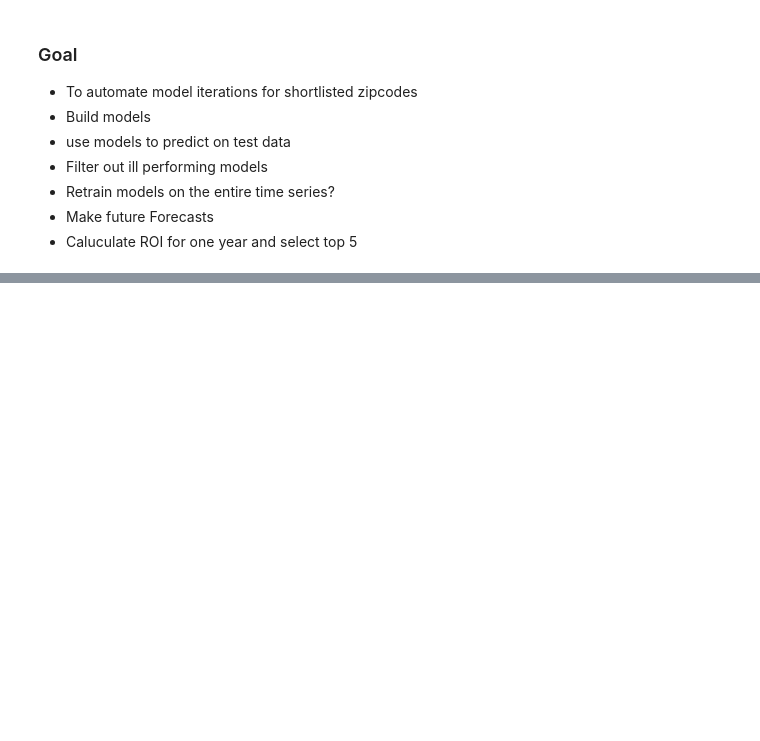
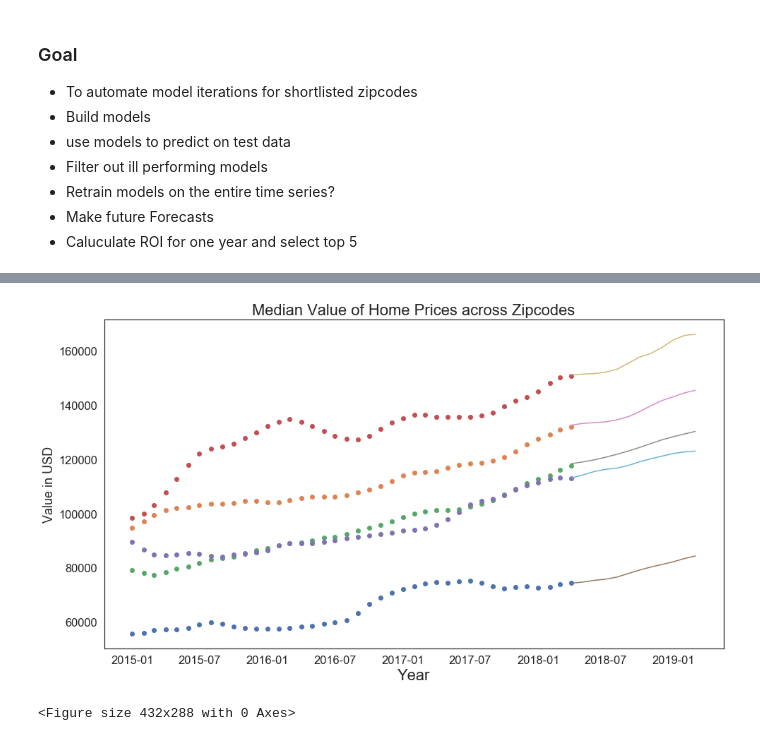
Before and after one commit to mattcarr17/time_series_project, a Jupyter notebook: notebooks/exploratory/04_ll_models.ipynb, the cells around one changed output, grey strips where cells are left out. Cells and saved outputs as stored; diff of their text form; code cells hidden in the pictures; blank space fills up the shorter version.

```diff
--- a/notebooks/exploratory/04_ll_models.ipynb
+++ b/notebooks/exploratory/04_ll_models.ipynb
@@ -120,0 +341,8 @@ sorted_list = sorted(dict_name, key= lambda x: x[1], reverse=True)
+# %%
+new_aics = {}
+for i, code in enumerate(codes):
+    model = SARIMAX(data.loc[:, code], order=params_list[i][0],
+                    seasonal_order=params_list[i][1],
+                    enforce_invertibility=False,
+                    enforce_stationarity=False).fit()
+    new_aics[code] = model.aic
@@ -120,0 +440,8 @@ sorted_list = sorted(dict_name, key= lambda x: x[1], reverse=True)
+# %%
+best_aics = {}
+for i, code in enumerate(codes):
+    model = SARIMAX(data.loc[:, code], order=new_sarimax_orders[i][0],
+                    seasonal_order=new_sarimax_orders[i][1],
+                    enforce_invertibility=False,
+                    enforce_stationarity=False).fit()
+    best_aics[code] = model.aic
@@ -120,0 +472,8 @@ sorted_list = sorted(dict_name, key= lambda x: x[1], reverse=True)
+# %%
+forecasts = {}
+for i, code in enumerate(codes):
+    model = SARIMAX(data.loc[:, code], order=new_sarimax_orders[i][0],
+                    seasonal_order=new_sarimax_orders[i][1],
+                    enforce_invertibility=False,
+                    enforce_stationarity=False).fit()
+    forecasts[code] = model.forecast(steps=12).values
@@ -120,0 +558,4 @@ sorted_list = sorted(dict_name, key= lambda x: x[1], reverse=True)
+# %%
+forecast_df = pd.DataFrame(forecasts,index=pd.date_range(start='2018-04-01',
+                                                         end='2019-03-01',
+                                                         freq='MS'))
@@ -120,0 +607,18 @@ sorted_list = sorted(dict_name, key= lambda x: x[1], reverse=True)
+# %%
+sns.set(font_scale=1.5)
+sns.set_style('white')
+plt.figure(figsize=(14,8))
+
+plt.plot(data['2015':].index,
+         data.loc['2015':, [46327, 60505, 60436, 60651, 60633]],
+        marker='o', ls='')
+plt.plot(forecast_df.index,
+         forecast_df.loc[:, [46327, 60505, 60436, 60651, 60633]])
+plt.xlabel('Year', fontsize=22)
+plt.ylabel('Value in USD', fontsize=18)
+plt.title('Median Value of Home Prices across Zipcodes', fontsize=22)
+plt.show()
+plt.savefig('market');
+# %% [output]
+[figure, added]
+<Figure size 432x288 with 0 Axes>
```
Also changed, not shown: parts of 67 cells of this notebook, 6 other files.
